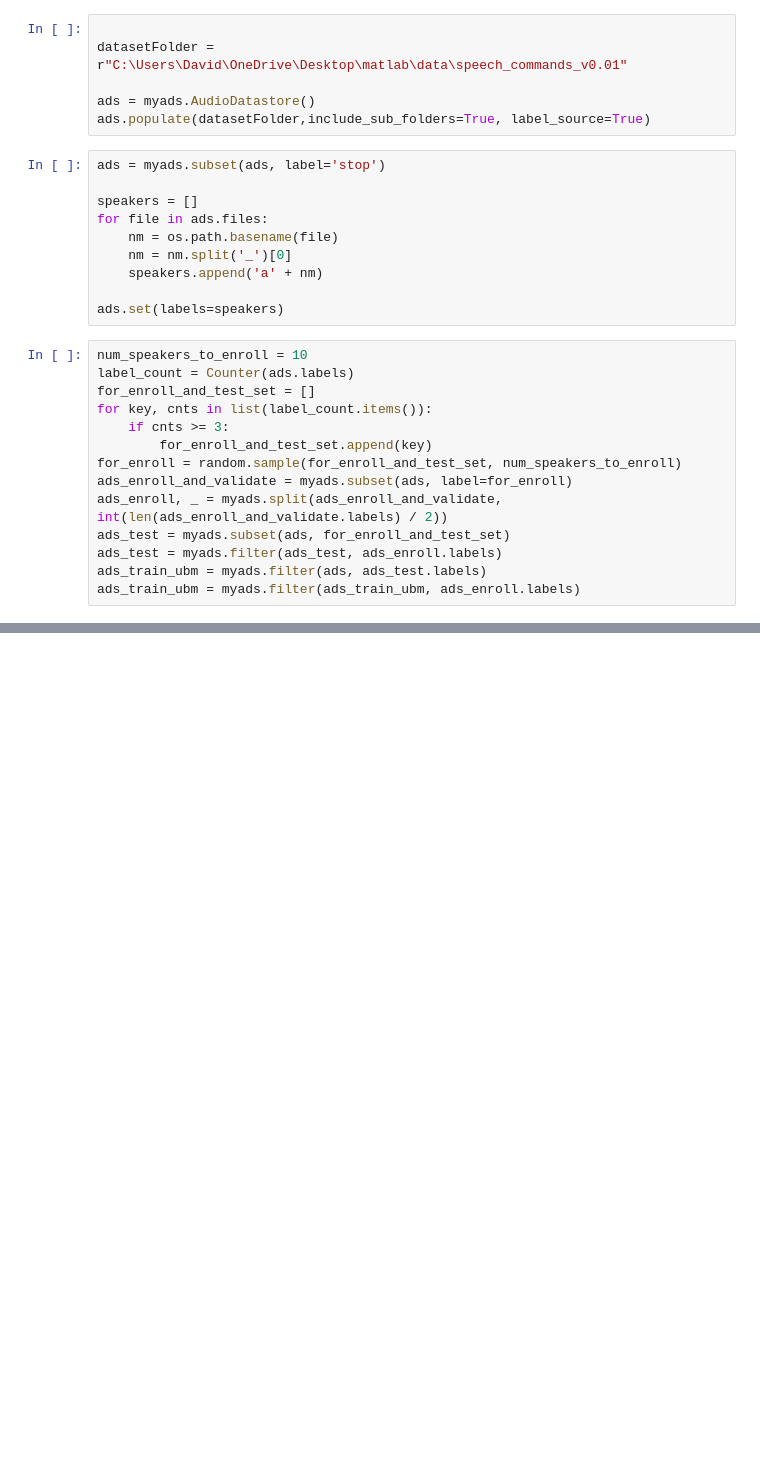
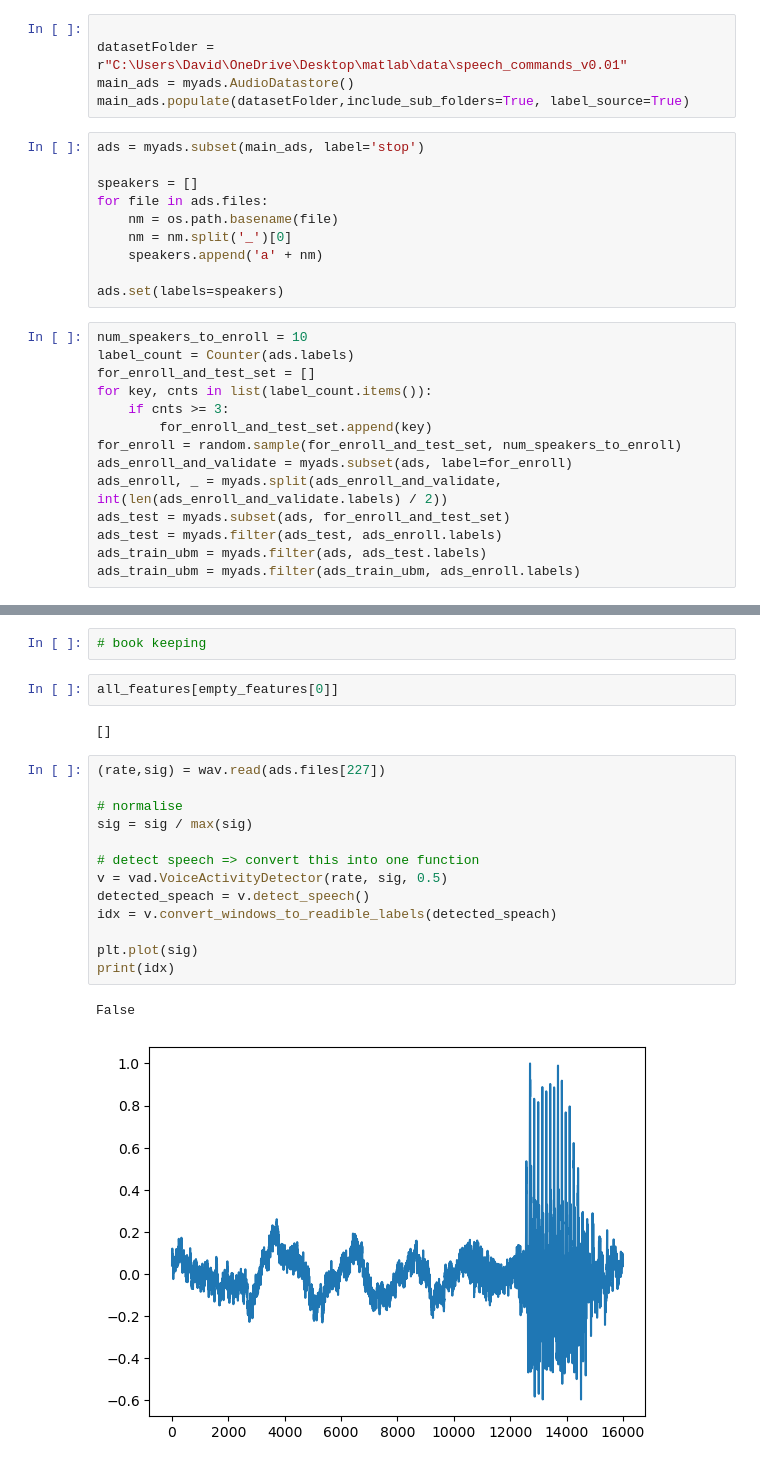
Before and after one commit to Davidjames9610/ubm, a Jupyter notebook: gmm-ubm/speaker_verification_using_gmm.ipynb, the cells around one changed output, grey strips where cells are left out. Saved outputs shown, nothing was run; the diff lists cells and outputs as text; blank space fills up the shorter version.

```diff
--- a/gmm-ubm/speaker_verification_using_gmm.ipynb
+++ b/gmm-ubm/speaker_verification_using_gmm.ipynb
@@ -8,11 +16,10 @@ import random
 # %%
 
 datasetFolder = r"C:\Users\David\OneDrive\Desktop\matlab\data\speech_commands_v0.01"
-
-ads = myads.AudioDatastore()
-ads.populate(datasetFolder,include_sub_folders=True, label_source=True)
+main_ads = myads.AudioDatastore()
+main_ads.populate(datasetFolder,include_sub_folders=True, label_source=True)
 # %%
-ads = myads.subset(ads, label='stop')
+ads = myads.subset(main_ads, label='stop')
 
 speakers = []
 for file in ads.files:
@@ -37,0 +108,22 @@ ads_train_ubm = myads.filter(ads_train_ubm, ads_enroll.labels)
+# %%
+# book keeping
+# %%
+all_features[empty_features[0]]
+# %% [output]
+[]
+# %%
+(rate,sig) = wav.read(ads.files[227])
+
+# normalise
+sig = sig / max(sig)
+
+# detect speech => convert this into one function
+v = vad.VoiceActivityDetector(rate, sig, 0.5)
+detected_speach = v.detect_speech()
+idx = v.convert_windows_to_readible_labels(detected_speach)
+
+plt.plot(sig)
+print(idx)
+# %% [output]
+False
+[figure, added]
```
Also changed, not shown: parts of 6 cells of this notebook, 3 other files.
